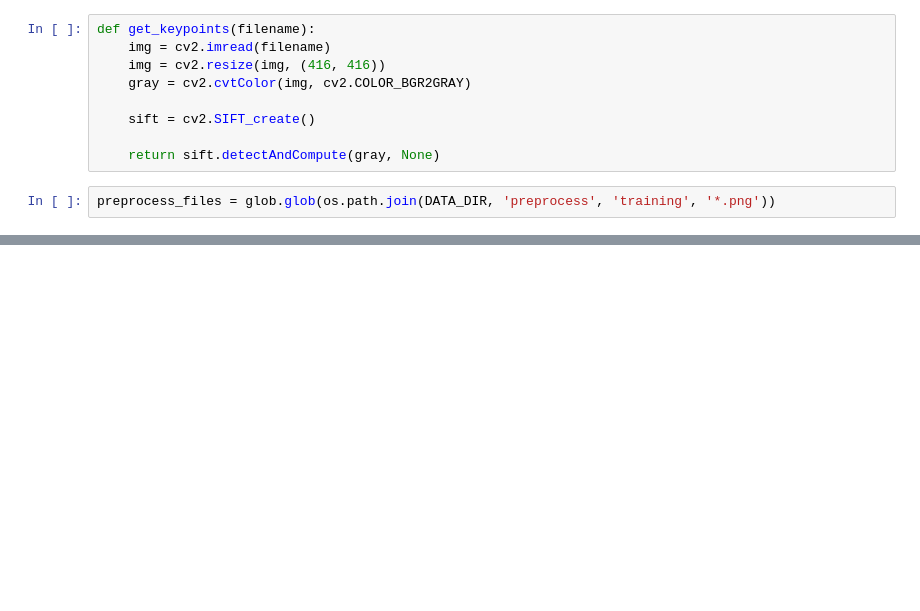
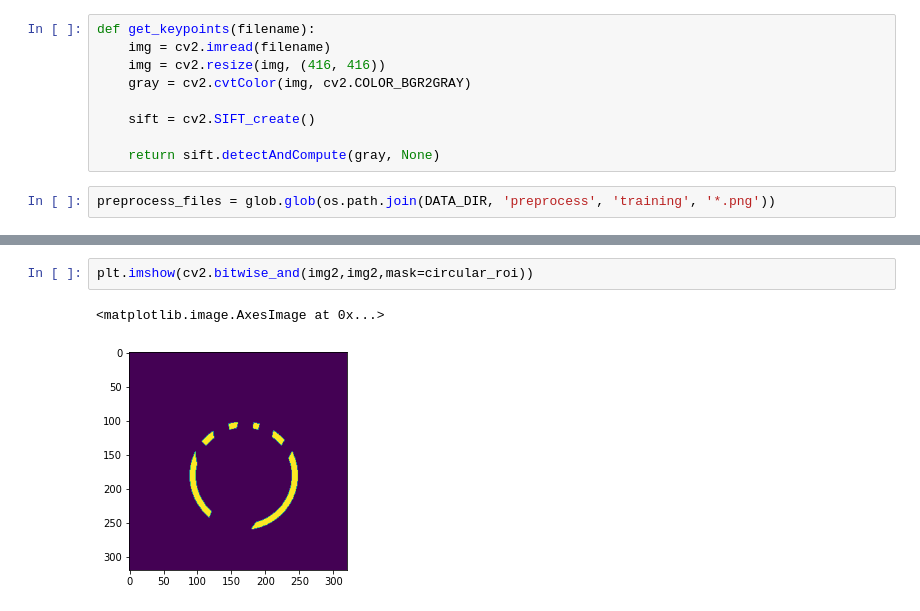
Before and after one commit to papa-ours/codeml-2021, a Jupyter notebook: challenge-6/challenge-6.ipynb, the cells around one changed output, grey strips where cells are left out. Saved outputs shown, nothing was run; the diff lists cells and outputs as text; blank space fills up the shorter version.

```diff
--- a/challenge-6/challenge-6.ipynb
+++ b/challenge-6/challenge-6.ipynb
@@ -59,0 +149,5 @@ plt.show()
+# %%
+plt.imshow(cv2.bitwise_and(img2,img2,mask=circular_roi))
+# %% [output]
+<matplotlib.image.AxesImage at 0x...>
+[figure, added]
```
Also changed, not shown: parts of 8 cells of this notebook.
